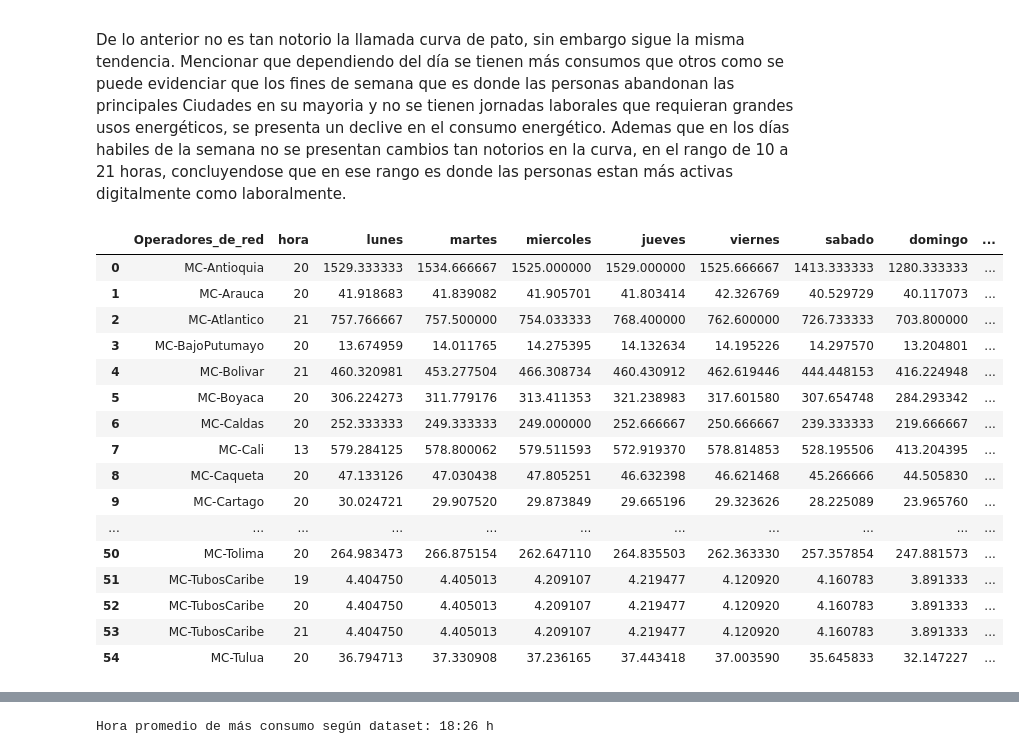
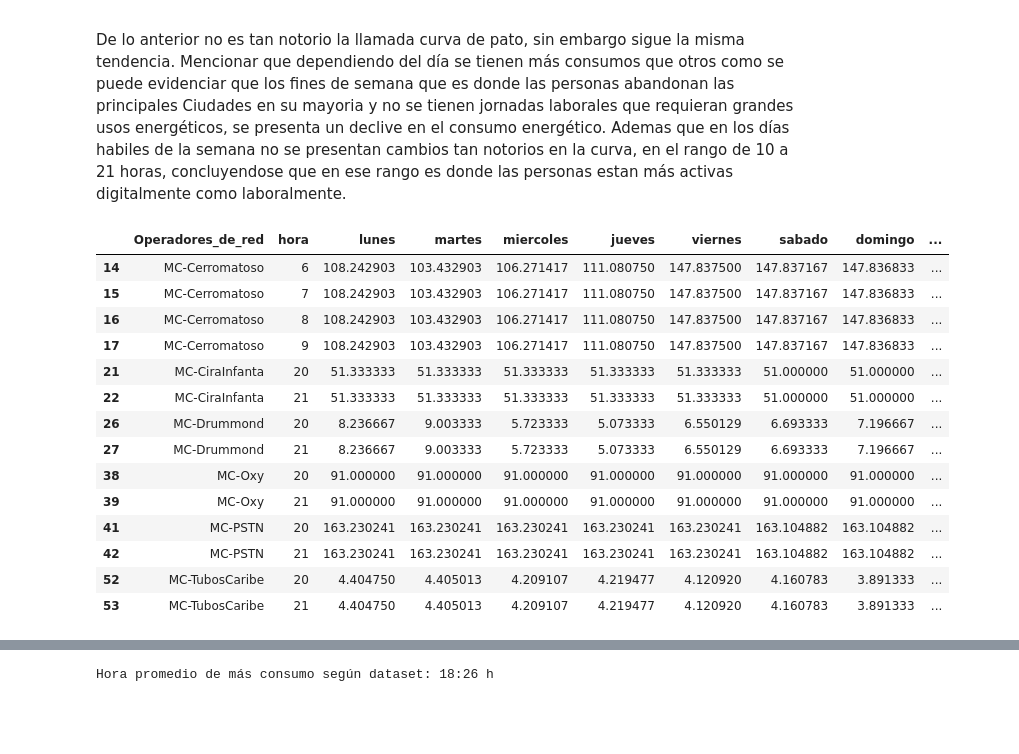
Before and after one commit to JSEB99/bootcamp_DS_BIT, a Jupyter notebook: Análisis_energía.ipynb, the cells around one changed output, grey strips where cells are left out. Saved outputs shown, nothing was run; the diff lists cells and outputs as text; code cells hidden in the pictures; blank space fills up the shorter version.

```diff
--- a/Análisis_energía.ipynb
+++ b/Análisis_energía.ipynb
@@ -128,33 +132,31 @@ De lo anterior no es tan notorio la llamada curva de pato, sin embargo sigue la
 # %%
 # Elimino campo innecesario
 dataset_sin_potencia=dataset.drop('potencia',axis='columns')
 # promedio segun hora
 dataset_horario = dataset.groupby(['Operadores_de_red','hora']).mean(numeric_only=True)
 # agrego columna de promedio en semana segun hora
 dataset_horario['promedio_semanal_por_dia']=dataset_horario.mean(axis=1)
 # averiguo hora maxima de consumo según consumo
 dataset_hora_max = dataset_horario.reset_index()
 dataset_hora_max_2 = dataset_hora_max[['Operadores_de_red','promedio_semanal_por_dia']].groupby('Operadores_de_red').max()
 # intersección entre los dataset para averiguar la hora en que se produjo el consumo máximo
 dataset_max = pd.merge(dataset_hora_max,dataset_hora_max_2,how='inner',on = 'promedio_semanal_por_dia')
 # agrego columna para gráficar resultados
 dataset_max['Operador/Hora'] = dataset_max['Operadores_de_red']+'/'+dataset_max['hora'].astype(str)
-dataset_max
+dataset_max[dataset_max['promedio_semanal_por_dia'].duplicated()== True]
 # %% [output]
 |  | Operadores_de_red | hora | lunes | martes | miercoles | jueves | viernes | sabado | domingo | ... |
-| 0 | MC-Antioquia | 20 | 1529.333333 | 1534.666667 | 1525.000000 | 1529.000000 | 1525.666667 | 1413.333333 | 1280.333333 | ... |
-| 1 | MC-Arauca | 20 | 41.918683 | 41.839082 | 41.905701 | 41.803414 | 42.326769 | 40.529729 | 40.117073 | ... |
-| 2 | MC-Atlantico | 21 | 757.766667 | 757.500000 | 754.033333 | 768.400000 | 762.600000 | 726.733333 | 703.800000 | ... |
-| 3 | MC-BajoPutumayo | 20 | 13.674959 | 14.011765 | 14.275395 | 14.132634 | 14.195226 | 14.297570 | 13.204801 | ... |
-| 4 | MC-Bolivar | 21 | 460.320981 | 453.277504 | 466.308734 | 460.430912 | 462.619446 | 444.448153 | 416.224948 | ... |
-| 5 | MC-Boyaca | 20 | 306.224273 | 311.779176 | 313.411353 | 321.238983 | 317.601580 | 307.654748 | 284.293342 | ... |
-| 6 | MC-Caldas | 20 | 252.333333 | 249.333333 | 249.000000 | 252.666667 | 250.666667 | 239.333333 | 219.666667 | ... |
-| 7 | MC-Cali | 13 | 579.284125 | 578.800062 | 579.511593 | 572.919370 | 578.814853 | 528.195506 | 413.204395 | ... |
-| 8 | MC-Caqueta | 20 | 47.133126 | 47.030438 | 47.805251 | 46.632398 | 46.621468 | 45.266666 | 44.505830 | ... |
-| 9 | MC-Cartago | 20 | 30.024721 | 29.907520 | 29.873849 | 29.665196 | 29.323626 | 28.225089 | 23.965760 | ... |
-| ... | ... | ... | ... | ... | ... | ... | ... | ... | ... | ... |
-| 50 | MC-Tolima | 20 | 264.983473 | 266.875154 | 262.647110 | 264.835503 | 262.363330 | 257.357854 | 247.881573 | ... |
-| 51 | MC-TubosCaribe | 19 | 4.404750 | 4.405013 | 4.209107 | 4.219477 | 4.120920 | 4.160783 | 3.891333 | ... |
+| 14 | MC-Cerromatoso | 6 | 108.242903 | 103.432903 | 106.271417 | 111.080750 | 147.837500 | 147.837167 | 147.836833 | ... |
+| 15 | MC-Cerromatoso | 7 | 108.242903 | 103.432903 | 106.271417 | 111.080750 | 147.837500 | 147.837167 | 147.836833 | ... |
+| 16 | MC-Cerromatoso | 8 | 108.242903 | 103.432903 | 106.271417 | 111.080750 | 147.837500 | 147.837167 | 147.836833 | ... |
+| 17 | MC-Cerromatoso | 9 | 108.242903 | 103.432903 | 106.271417 | 111.080750 | 147.837500 | 147.837167 | 147.836833 | ... |
+| 21 | MC-CiraInfanta | 20 | 51.333333 | 51.333333 | 51.333333 | 51.333333 | 51.333333 | 51.000000 | 51.000000 | ... |
+| 22 | MC-CiraInfanta | 21 | 51.333333 | 51.333333 | 51.333333 | 51.333333 | 51.333333 | 51.000000 | 51.000000 | ... |
+| 26 | MC-Drummond | 20 | 8.236667 | 9.003333 | 5.723333 | 5.073333 | 6.550129 | 6.693333 | 7.196667 | ... |
+| 27 | MC-Drummond | 21 | 8.236667 | 9.003333 | 5.723333 | 5.073333 | 6.550129 | 6.693333 | 7.196667 | ... |
+| 38 | MC-Oxy | 20 | 91.000000 | 91.000000 | 91.000000 | 91.000000 | 91.000000 | 91.000000 | 91.000000 | ... |
+| 39 | MC-Oxy | 21 | 91.000000 | 91.000000 | 91.000000 | 91.000000 | 91.000000 | 91.000000 | 91.000000 | ... |
+| 41 | MC-PSTN | 20 | 163.230241 | 163.230241 | 163.230241 | 163.230241 | 163.230241 | 163.104882 | 163.104882 | ... |
+| 42 | MC-PSTN | 21 | 163.230241 | 163.230241 | 163.230241 | 163.230241 | 163.230241 | 163.104882 | 163.104882 | ... |
 | 52 | MC-TubosCaribe | 20 | 4.404750 | 4.405013 | 4.209107 | 4.219477 | 4.120920 | 4.160783 | 3.891333 | ... |
 | 53 | MC-TubosCaribe | 21 | 4.404750 | 4.405013 | 4.209107 | 4.219477 | 4.120920 | 4.160783 | 3.891333 | ... |
-| 54 | MC-Tulua | 20 | 36.794713 | 37.330908 | 37.236165 | 37.443418 | 37.003590 | 35.645833 | 32.147227 | ... |
```
Also changed, not shown: parts of 13 cells of this notebook.
